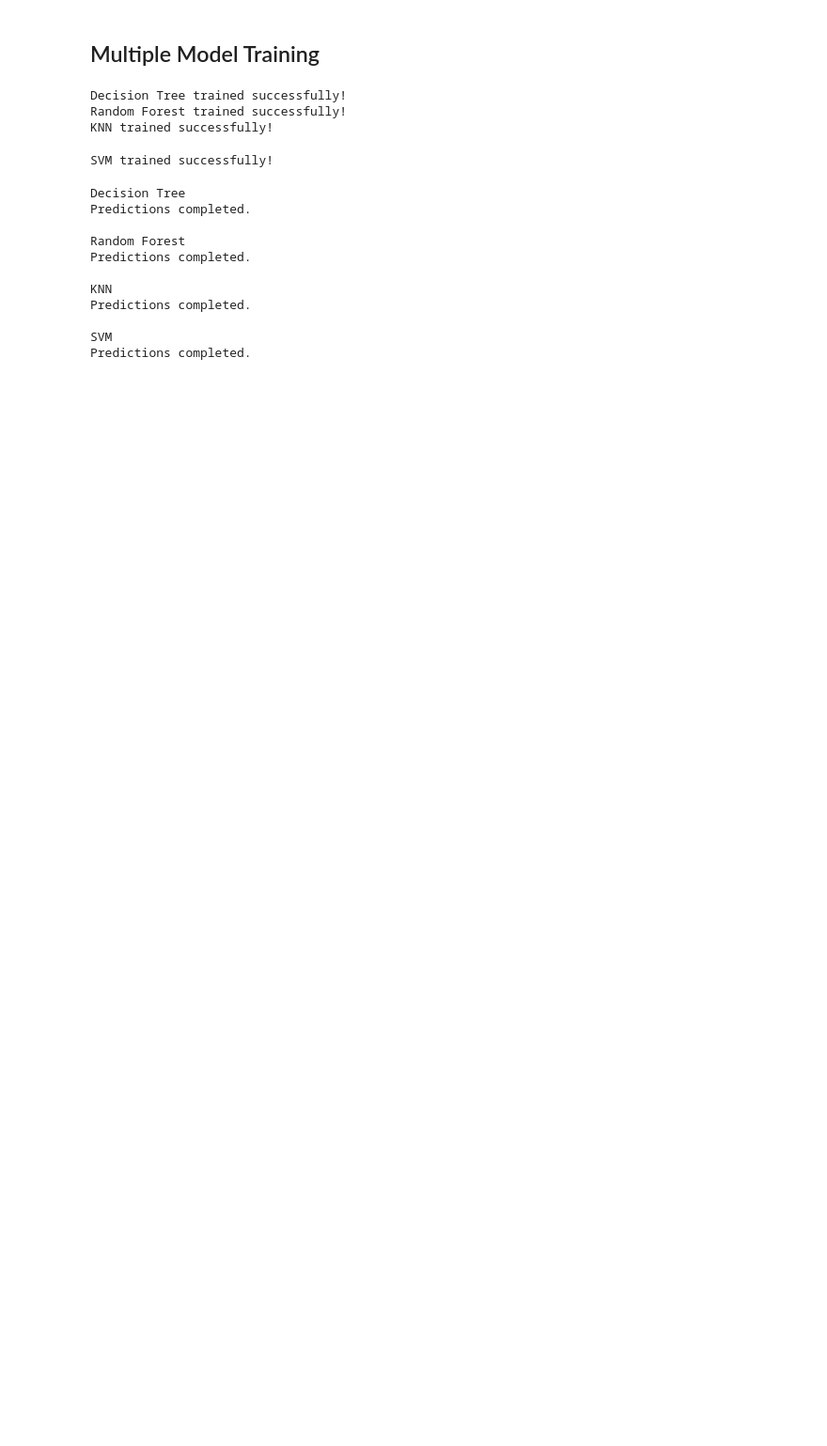
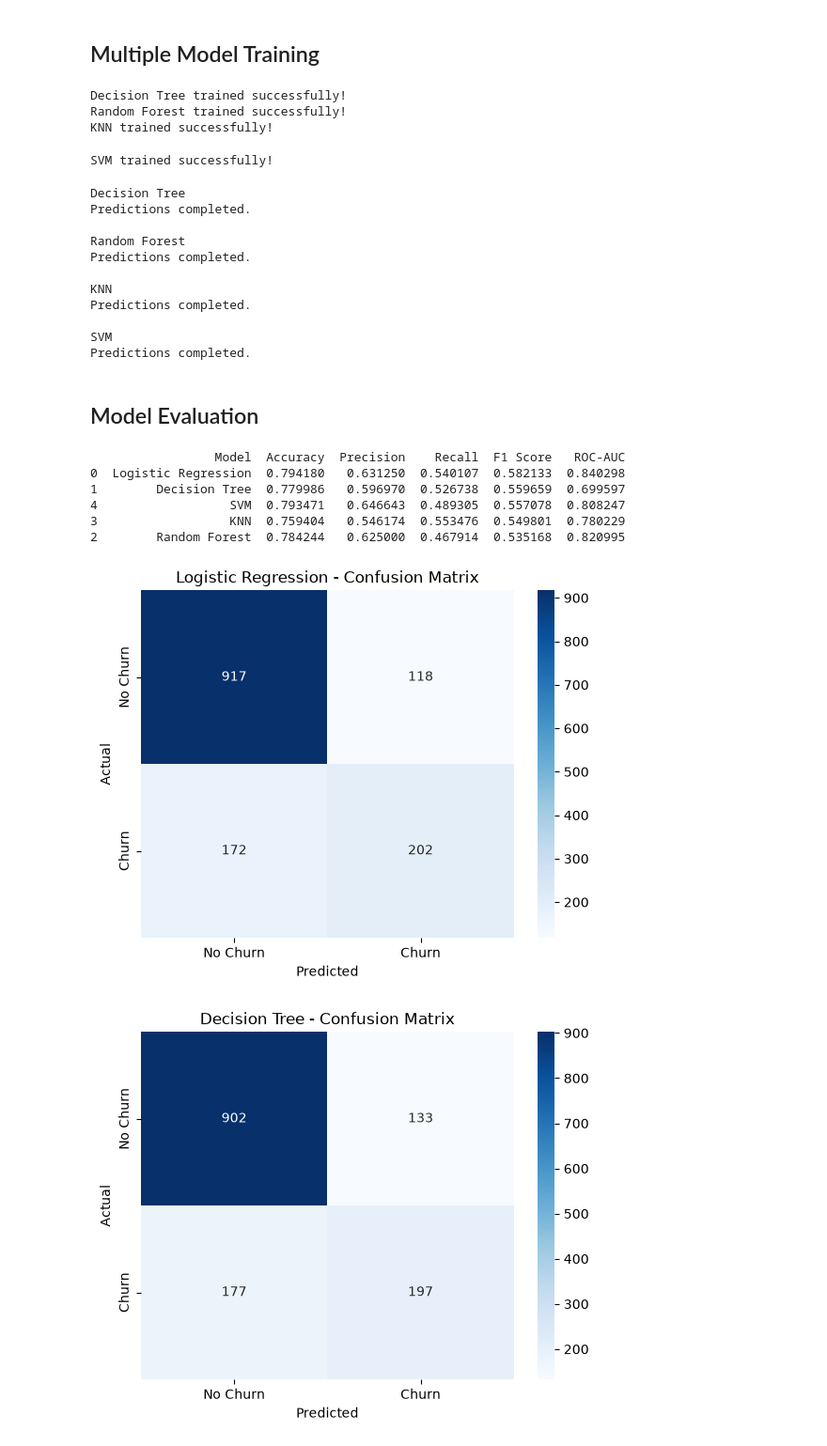
Before and after one commit to mdraihanmostafa746-coder/Customer-Churn-Prediction, a Jupyter notebook: notebooks/customer_churn_analysis.ipynb, the cells around one changed output. Shown at 94% size. Saved outputs shown, nothing was run; the diff lists cells and outputs as text; code cells hidden in the pictures; blank space fills up the shorter version.

Commit message:
Evaluate classification model performance

```diff
--- a/notebooks/customer_churn_analysis.ipynb
+++ b/notebooks/customer_churn_analysis.ipynb
@@ -725,3 +725,5 @@ Predictions completed.
 
 SVM
 Predictions completed.
+# %% [markdown]
+## Model Evaluation
@@ -727,0 +762,41 @@ Predictions completed.
+# %%
+import pandas as pd
+
+results_df = pd.DataFrame(results)
+
+print(results_df.sort_values(
+    by='F1 Score',
+    ascending=False
+))
+# %% [output]
+                 Model  Accuracy  Precision    Recall  F1 Score   ROC-AUC
+0  Logistic Regression  0.794180   0.631250  0.540107  0.582133  0.840298
+1        Decision Tree  0.779986   0.596970  0.526738  0.559659  0.699597
+4                  SVM  0.793471   0.646643  0.489305  0.557078  0.808247
+3                  KNN  0.759404   0.546174  0.553476  0.549801  0.780229
+2        Random Forest  0.784244   0.625000  0.467914  0.535168  0.820995
+# %%
+import matplotlib.pyplot as plt
+import seaborn as sns
+
+for name, model in all_models.items():
+
+    y_pred = model.predict(X_test)
+    cm = confusion_matrix(y_test, y_pred)
+
+    sns.heatmap(
+        cm,
+        annot=True,
+        fmt='d',
+        cmap='Blues',
+        xticklabels=['No Churn', 'Churn'],
+        yticklabels=['No Churn', 'Churn']
+    )
+
+    plt.title(f"{name} - Confusion Matrix")
+    plt.xlabel("Predicted")
+    plt.ylabel("Actual")
+    plt.show()
+# %% [output]
+[figure, added]
+[figure, added]
```
Also changed, not shown: parts of 3 cells of this notebook.
